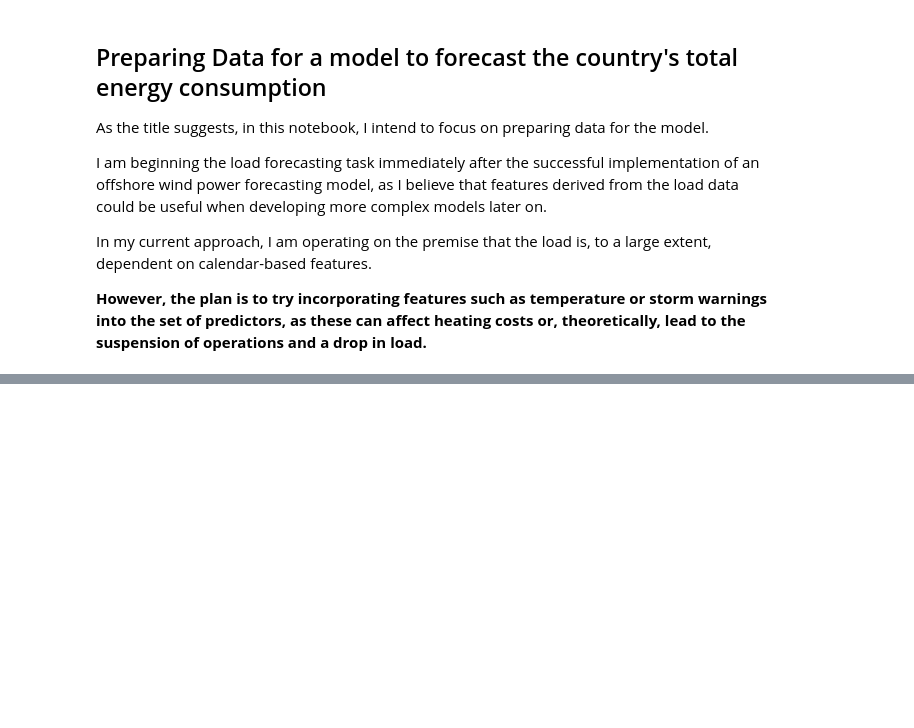
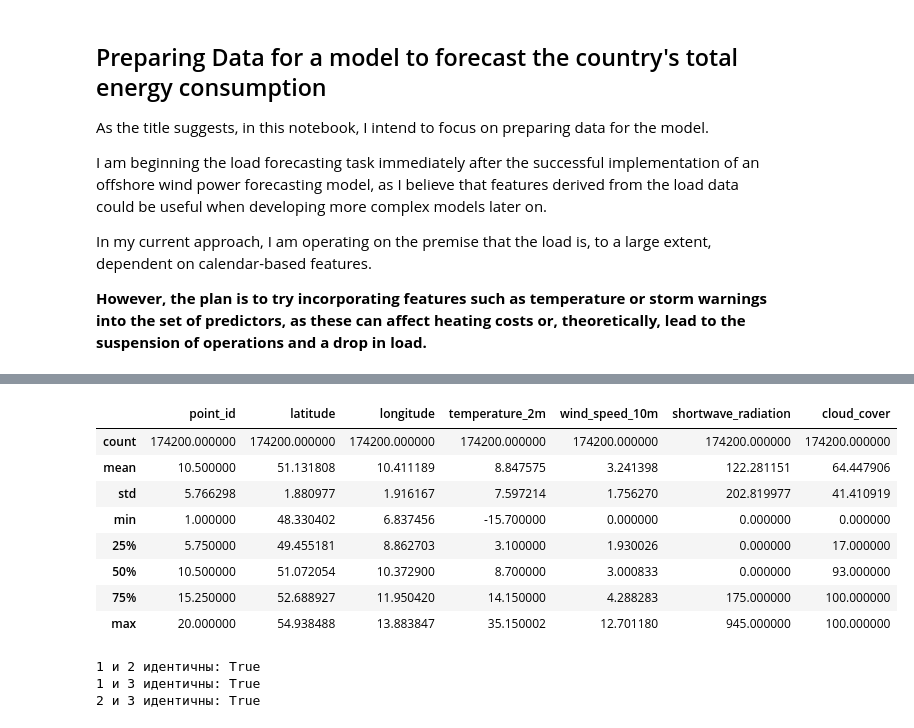
Before and after one commit to anatolii-me/DE-DayAhead-PowerForecast, a Jupyter notebook: notebooks/research_load_model/1_data_preparation.ipynb, the cells around one changed output, grey strips where cells are left out. Drawn from its saved outputs; the diff is of its cells as text; code cells hidden in the pictures; blank space fills up the shorter version.

```diff
--- a/notebooks/research_load_model/1_data_preparation.ipynb
+++ b/notebooks/research_load_model/1_data_preparation.ipynb
@@ -146,0 +341,39 @@ state_weights
+# %%
+pd.read_parquet( RAW_DATA_DIR / 'load_ECMWF_singleruns_2025-07-24_to_2026-06-23.parquet').describe()
+# %% [output]
+|  | point_id | latitude | longitude | temperature_2m | wind_speed_10m | shortwave_radiation | cloud_cover |
+| count | 174200.000000 | 174200.000000 | 174200.000000 | 174200.000000 | 174200.000000 | 174200.000000 | 174200.000000 |
+| mean | 10.500000 | 51.131808 | 10.411189 | 8.847575 | 3.241398 | 122.281151 | 64.447906 |
+| std | 5.766298 | 1.880977 | 1.916167 | 7.597214 | 1.756270 | 202.819977 | 41.410919 |
+| min | 1.000000 | 48.330402 | 6.837456 | -15.700000 | 0.000000 | 0.000000 | 0.000000 |
+| 25% | 5.750000 | 49.455181 | 8.862703 | 3.100000 | 1.930026 | 0.000000 | 17.000000 |
+| 50% | 10.500000 | 51.072054 | 10.372900 | 8.700000 | 3.000833 | 0.000000 | 93.000000 |
+| 75% | 15.250000 | 52.688927 | 11.950420 | 14.150000 | 4.288283 | 175.000000 | 100.000000 |
+| max | 20.000000 | 54.938488 | 13.883847 | 35.150002 | 12.701180 | 945.000000 | 100.000000 |
+# %%
+import json
+from pathlib import Path
+
+base_dir = RAW_DATA_DIR  # путь к нужной директории
+
+files = [
+    base_dir / "load_ECMWF_singleruns_2026-06-24_to_2026-11-17_points.json",
+    base_dir / "load_ECMWF_singleruns_2024-11-17_to_2025-07-25_points.json",
+    base_dir / "load_ECMWF_singleruns_2024-03-14_to_2024-11-19_points.json",
+]
+
+loaded = [json.loads(p.read_text(encoding="utf-8")) for p in files]
+
+print(
+    "1 и 2 идентичны:", loaded[0] == loaded[1]
+)  #[cite: 1]
+print(
+    "1 и 3 идентичны:", loaded[0] == loaded[2]
+)  #[cite: 1]
+print(
+    "2 и 3 идентичны:", loaded[1] == loaded[2]
+)  #[cite: 1]
+# %% [output]
+1 и 2 идентичны: True
+1 и 3 идентичны: True
+2 и 3 идентичны: True
```
Also changed, not shown: parts of 12 cells of this notebook.
